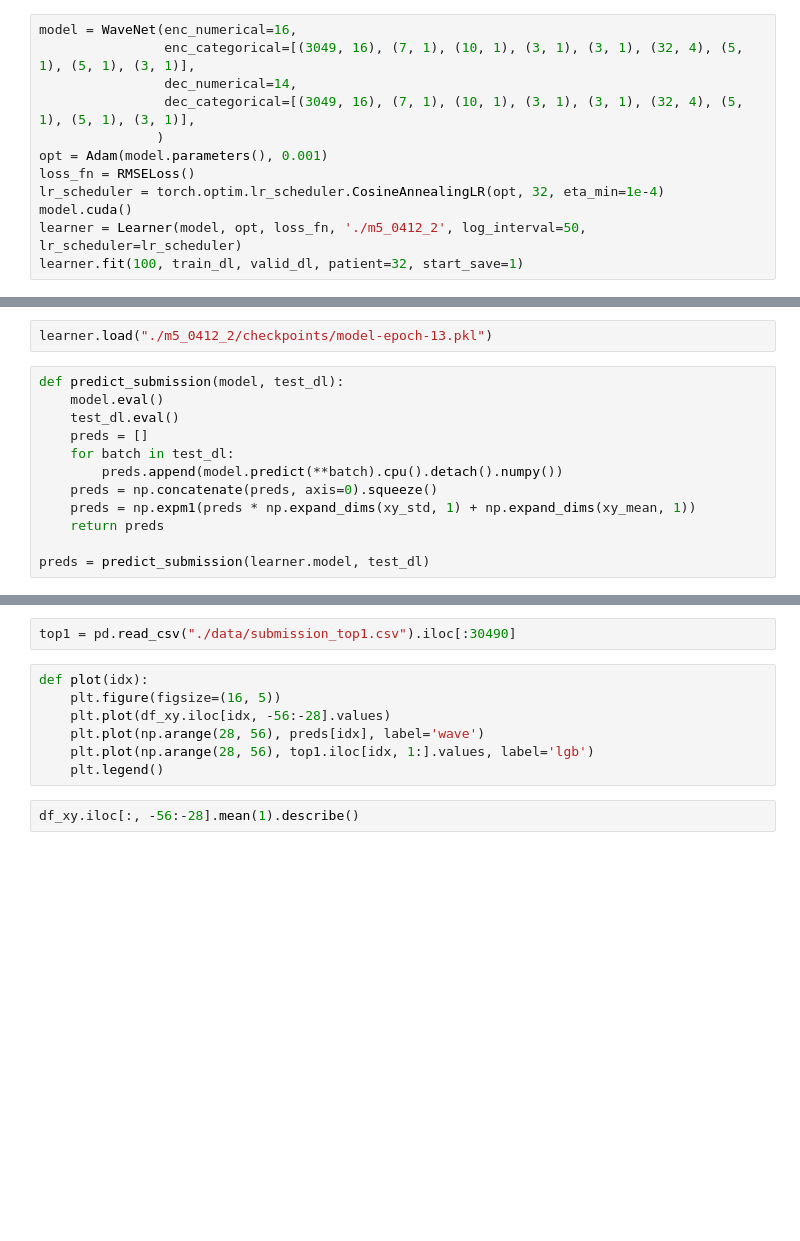
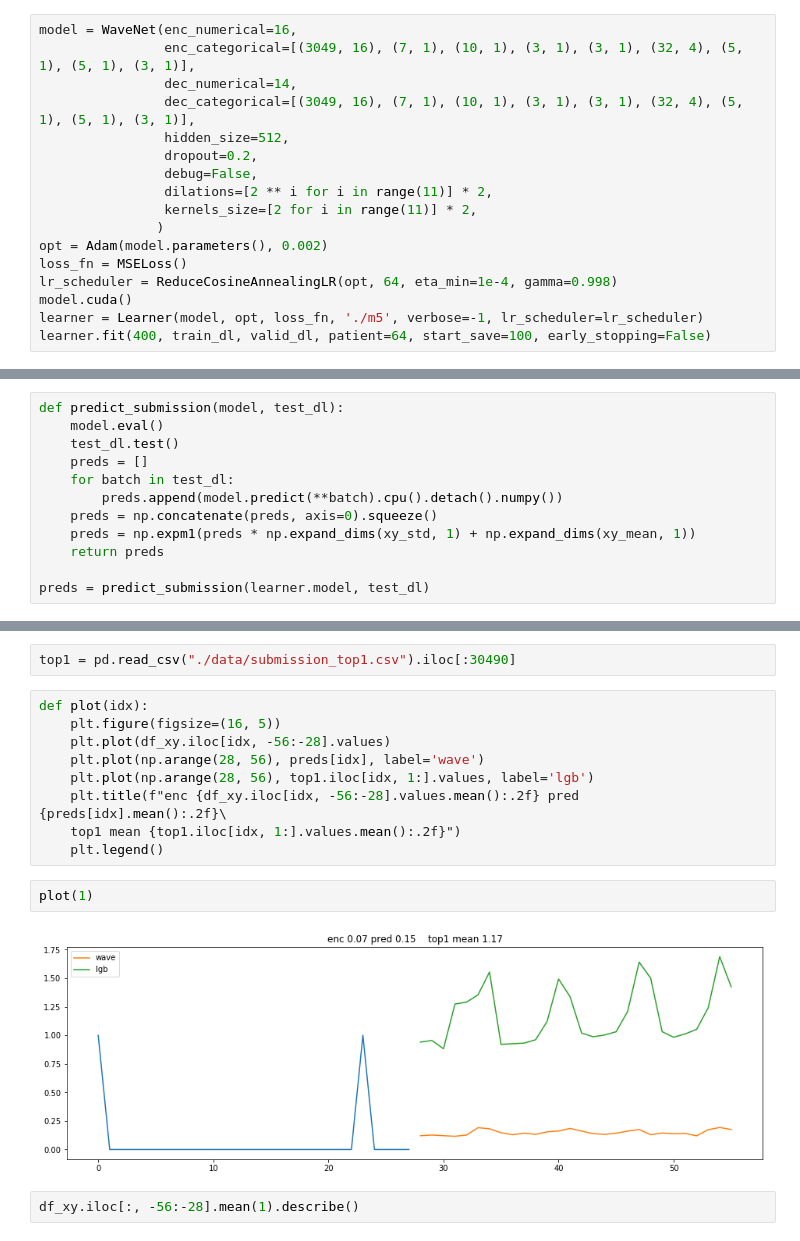
Before and after one commit to Relevation-143/Deep-Time-Series-Prediction, a Jupyter notebook: m5-wavenet.ipynb, the cells around one changed output, grey strips where cells are left out. Drawn from its saved outputs; the diff is of its cells as text; blank space fills up the shorter version.

```diff
--- a/m5-wavenet.ipynb
+++ b/m5-wavenet.ipynb
@@ -411,11 +382,16 @@ model = WaveNet(enc_numerical=16,
                 enc_categorical=[(3049, 16), (7, 1), (10, 1), (3, 1), (3, 1), (32, 4), (5, 1), (5, 1), (3, 1)],
                 dec_numerical=14,
                 dec_categorical=[(3049, 16), (7, 1), (10, 1), (3, 1), (3, 1), (32, 4), (5, 1), (5, 1), (3, 1)],
+                hidden_size=512,
+                dropout=0.2,
+                debug=False,
+                dilations=[2 ** i for i in range(11)] * 2,
+                kernels_size=[2 for i in range(11)] * 2,
                )
-opt = Adam(model.parameters(), 0.001)
-loss_fn = RMSELoss()
-lr_scheduler = torch.optim.lr_scheduler.CosineAnnealingLR(opt, 32, eta_min=1e-4)
+opt = Adam(model.parameters(), 0.002)
+loss_fn = MSELoss()
+lr_scheduler = ReduceCosineAnnealingLR(opt, 64, eta_min=1e-4, gamma=0.998)
 model.cuda()
-learner = Learner(model, opt, loss_fn, './m5_0412_2', log_interval=50, lr_scheduler=lr_scheduler)
-learner.fit(100, train_dl, valid_dl, patient=32, start_save=1)
+learner = Learner(model, opt, loss_fn, './m5', verbose=-1, lr_scheduler=lr_scheduler)
+learner.fit(400, train_dl, valid_dl, patient=64, start_save=100, early_stopping=False)
 # %% [output]
@@ -439,10 +415,8 @@ epoch 6 / 100, batch   2%, train loss 0.9720
 KeyboardInterrupt:
-# %%
-learner.load("./m5_0412_2/checkpoints/model-epoch-13.pkl")
 # %%
 def predict_submission(model, test_dl):
     model.eval()
-    test_dl.eval()
+    test_dl.test()
     preds = []
     for batch in test_dl:
         preds.append(model.predict(**batch).cpu().detach().numpy())
@@ -461,7 +435,13 @@ def plot(idx):
     plt.plot(df_xy.iloc[idx, -56:-28].values)
     plt.plot(np.arange(28, 56), preds[idx], label='wave')
     plt.plot(np.arange(28, 56), top1.iloc[idx, 1:].values, label='lgb')
+    plt.title(f"enc {df_xy.iloc[idx, -56:-28].values.mean():.2f} pred {preds[idx].mean():.2f}\
+    top1 mean {top1.iloc[idx, 1:].values.mean():.2f}")
     plt.legend()
+# %%
+plot(1)
+# %% [output]
+[figure, added]
 # %%
 df_xy.iloc[:, -56:-28].mean(1).describe()
 # %% [output]
```
Also changed, not shown: parts of 20 cells of this notebook, 6 other files.
